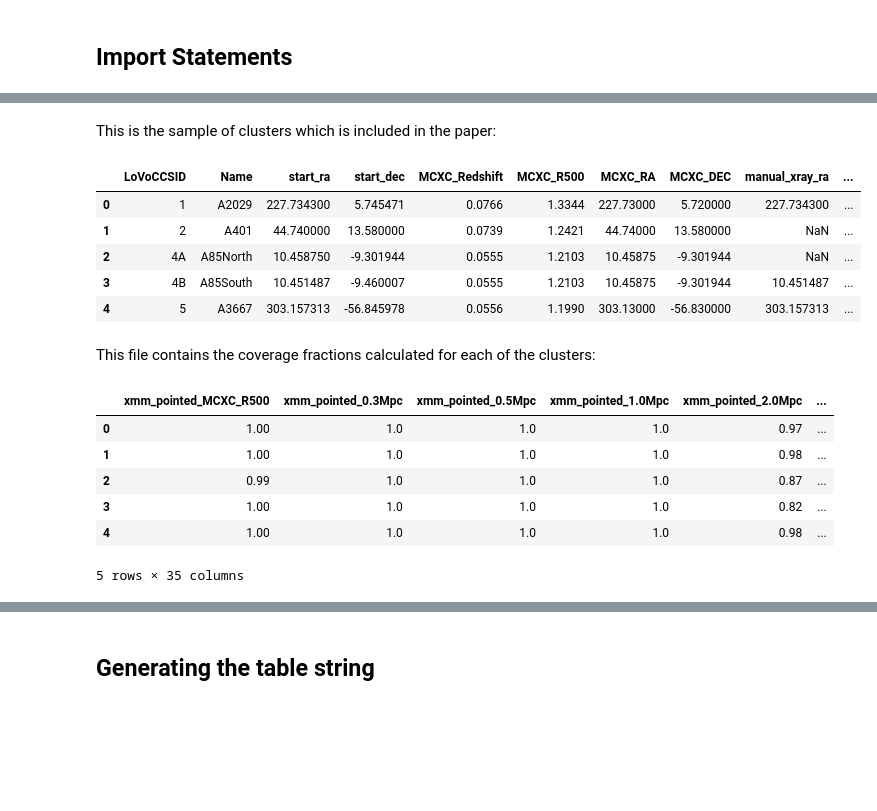
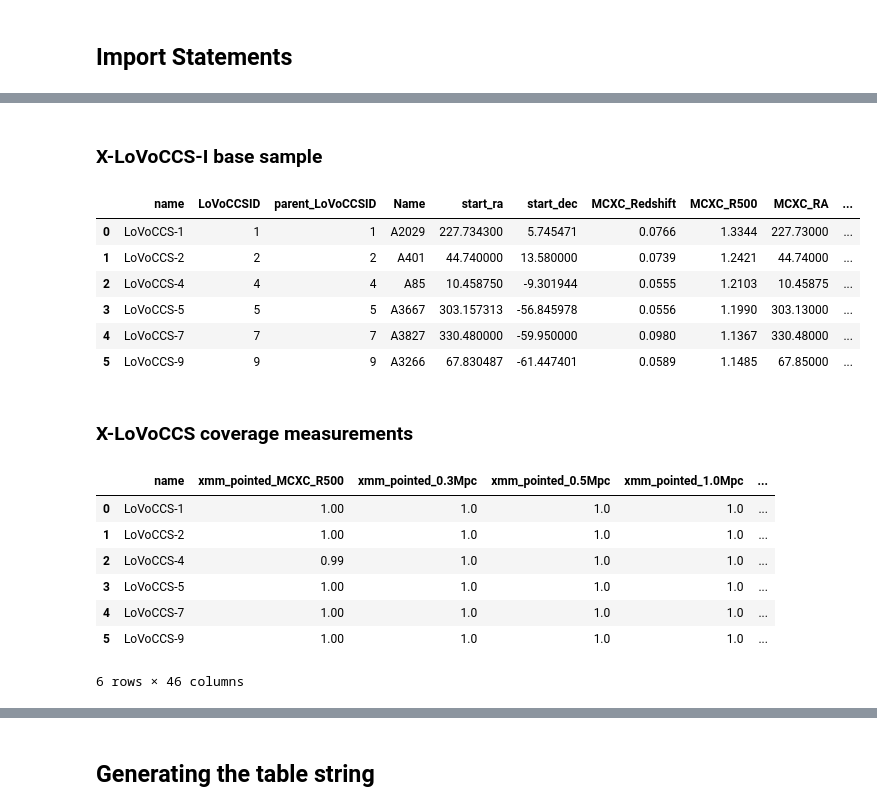
Before and after one commit to LoVoCCS/X-LoVoCCS-Analyses, a Jupyter notebook: notebooks/make_tables/make_intro_table.ipynb, the cells around one changed output, grey strips where cells are left out. Saved outputs shown, nothing was run; the diff lists cells and outputs as text; code cells hidden in the pictures; blank space fills up the shorter version.

Commit message:
Updated the intro table automatic generation]

```diff
--- a/notebooks/make_tables/make_intro_table.ipynb
+++ b/notebooks/make_tables/make_intro_table.ipynb
@@ -12,25 +28,28 @@ import numpy as np
 # %% [markdown]
-This is the sample of clusters which is included in the paper:
+### X-LoVoCCS-I base sample
 # %%
-samp = pd.read_csv("../../sample_files/X-LoVoCCSI.csv")
-samp.head(5)
+xlovoccs_base = pd.read_csv("../../sample_files/X-LoVoCCSI.csv")
+xlovoccs_base.insert(0, 'name', xlovoccs_base['LoVoCCSID'].apply(lambda x: "LoVoCCS-" + str(x)))
+xlovoccs_base.head(6)
 # %% [output]
-|  | LoVoCCSID | Name | start_ra | start_dec | MCXC_Redshift | MCXC_R500 | MCXC_RA | MCXC_DEC | manual_xray_ra | ... |
-| 0 | 1 | A2029 | 227.734300 | 5.745471 | 0.0766 | 1.3344 | 227.73000 | 5.720000 | 227.734300 | ... |
-| 1 | 2 | A401 | 44.740000 | 13.580000 | 0.0739 | 1.2421 | 44.74000 | 13.580000 | NaN | ... |
-| 2 | 4A | A85North | 10.458750 | -9.301944 | 0.0555 | 1.2103 | 10.45875 | -9.301944 | NaN | ... |
-| 3 | 4B | A85South | 10.451487 | -9.460007 | 0.0555 | 1.2103 | 10.45875 | -9.301944 | 10.451487 | ... |
-| 4 | 5 | A3667 | 303.157313 | -56.845978 | 0.0556 | 1.1990 | 303.13000 | -56.830000 | 303.157313 | ... |
+|  | name | LoVoCCSID | parent_LoVoCCSID | Name | start_ra | start_dec | MCXC_Redshift | MCXC_R500 | MCXC_RA | ... |
+| 0 | LoVoCCS-1 | 1 | 1 | A2029 | 227.734300 | 5.745471 | 0.0766 | 1.3344 | 227.73000 | ... |
+| 1 | LoVoCCS-2 | 2 | 2 | A401 | 44.740000 | 13.580000 | 0.0739 | 1.2421 | 44.74000 | ... |
+| 2 | LoVoCCS-4 | 4 | 4 | A85 | 10.458750 | -9.301944 | 0.0555 | 1.2103 | 10.45875 | ... |
+| 3 | LoVoCCS-5 | 5 | 5 | A3667 | 303.157313 | -56.845978 | 0.0556 | 1.1990 | 303.13000 | ... |
+| 4 | LoVoCCS-7 | 7 | 7 | A3827 | 330.480000 | -59.950000 | 0.0980 | 1.1367 | 330.48000 | ... |
+| 5 | LoVoCCS-9 | 9 | 9 | A3266 | 67.830487 | -61.447401 | 0.0589 | 1.1485 | 67.85000 | ... |
 # %% [markdown]
-This file contains the coverage fractions calculated for each of the clusters:
+### X-LoVoCCS coverage measurements
 # %%
-cov_frac = pd.read_csv("../../outputs/results/mission_coverage_fractions.csv")
-cov_frac.head(5)
+xlovoccs_xcov_frac = pd.read_csv("../../outputs/result_files/misc/mission_coverage_fractions.csv")
+xlovoccs_xcov_frac.head(6)
 # %% [output]
-|  | xmm_pointed_MCXC_R500 | xmm_pointed_0.3Mpc | xmm_pointed_0.5Mpc | xmm_pointed_1.0Mpc | xmm_pointed_2.0Mpc | ... |
-| 0 | 1.00 | 1.0 | 1.0 | 1.0 | 0.97 | ... |
-| 1 | 1.00 | 1.0 | 1.0 | 1.0 | 0.98 | ... |
-| 2 | 0.99 | 1.0 | 1.0 | 1.0 | 0.87 | ... |
-| 3 | 1.00 | 1.0 | 1.0 | 1.0 | 0.82 | ... |
-| 4 | 1.00 | 1.0 | 1.0 | 1.0 | 0.98 | ... |
+|  | name | xmm_pointed_MCXC_R500 | xmm_pointed_0.3Mpc | xmm_pointed_0.5Mpc | xmm_pointed_1.0Mpc | ... |
+| 0 | LoVoCCS-1 | 1.00 | 1.0 | 1.0 | 1.0 | ... |
+| 1 | LoVoCCS-2 | 1.00 | 1.0 | 1.0 | 1.0 | ... |
+| 2 | LoVoCCS-4 | 0.99 | 1.0 | 1.0 | 1.0 | ... |
+| 3 | LoVoCCS-5 | 1.00 | 1.0 | 1.0 | 1.0 | ... |
+| 4 | LoVoCCS-7 | 1.00 | 1.0 | 1.0 | 1.0 | ... |
+| 5 | LoVoCCS-9 | 1.00 | 1.0 | 1.0 | 1.0 | ... |
-5 rows × 35 columns
+6 rows × 46 columns
```
Also changed, not shown: parts of 13 cells of this notebook.
